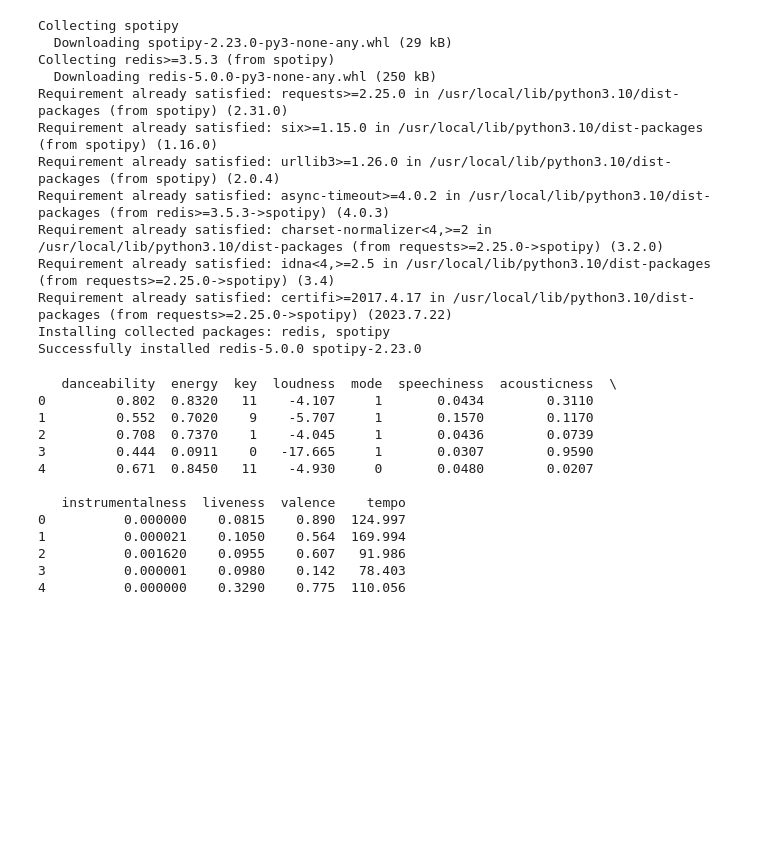
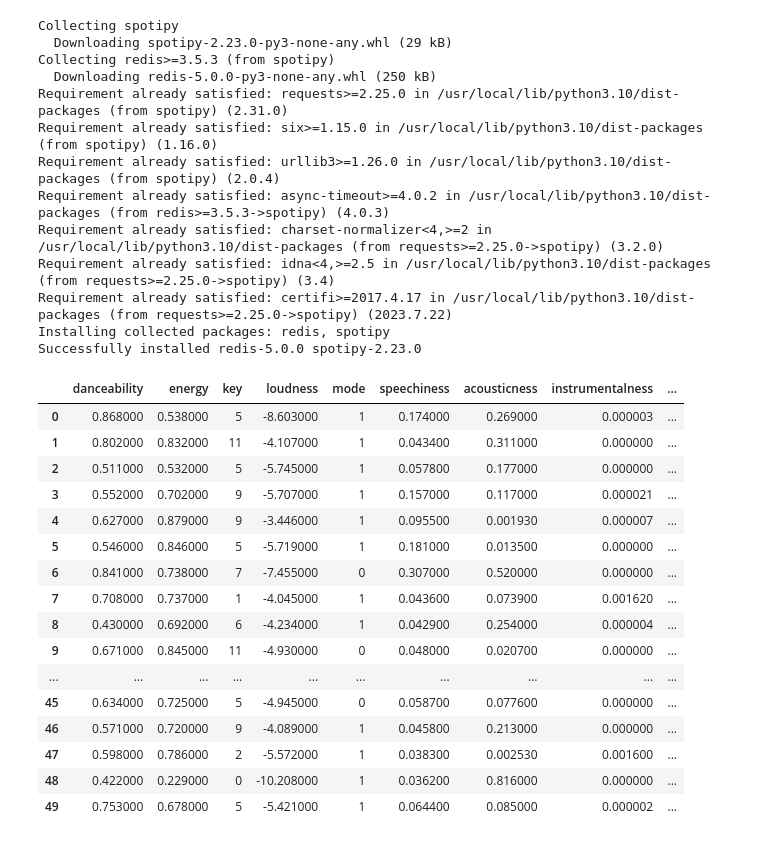
Before and after one commit to rmoose/audioML, a Jupyter notebook: spotify_clustering.ipynb, the cells around one changed output. Saved outputs shown, nothing was run; the diff lists cells and outputs as text; code cells hidden in the pictures; blank space fills up the shorter version.

```diff
--- a/spotify_clustering.ipynb
+++ b/spotify_clustering.ipynb
@@ -47,44 +49,48 @@ client_secret = secret
 # Initialize the Spotify API client
 client_credentials_manager = SpotifyClientCredentials(client_id=client_id, client_secret=client_secret)
 sp = spotipy.Spotify(client_credentials_manager=client_credentials_manager)
 
 # Playlist link
 playlist_link = "https://open.spotify.com/playlist/37i9dQZEVXbNG2KDcFcKOF?si=1333723a6eff4b7f"
 playlist_URI = playlist_link.split("/")[-1].split("?")[0]
 
 # List to store all the audio features for each track
 all_audio_features = []
 
 for track in sp.playlist_tracks(playlist_URI)["items"]:
     # URI
     track_uri = track["track"]["uri"]
 
     # Get audio features of the track
     audio_features = sp.audio_features(track_uri)[0]
 
     # Append the audio features dictionary to the list
     all_audio_features.append(audio_features)
 
 # Create a pandas DataFrame from the list of audio features
 df = pd.DataFrame(all_audio_features)
 
 # Save the DataFrame to a CSV file
 df.to_csv("audio_features_table.csv", index=False)
 
 # Display the first few rows of the DataFrame
 new_df = df.iloc[:, :11]
-print(new_df.head())
+display(new_df.style.format({'Mean': '{:.2f}'}))
 # %% [output]
-   danceability  energy  key  loudness  mode  speechiness  acousticness  \
-0         0.802  0.8320   11    -4.107     1       0.0434        0.3110
-1         0.552  0.7020    9    -5.707     1       0.1570        0.1170
-2         0.708  0.7370    1    -4.045     1       0.0436        0.0739
-3         0.444  0.0911    0   -17.665     1       0.0307        0.9590
-4         0.671  0.8450   11    -4.930     0       0.0480        0.0207
-
-   instrumentalness  liveness  valence    tempo
-0          0.000000    0.0815    0.890  124.997
-1          0.000021    0.1050    0.564  169.994
-2          0.001620    0.0955    0.607   91.986
-3          0.000001    0.0980    0.142   78.403
-4          0.000000    0.3290    0.775  110.056
+|  | danceability | energy | key | loudness | mode | speechiness | acousticness | instrumentalness | ... |
+| 0 | 0.868000 | 0.538000 | 5 | -8.603000 | 1 | 0.174000 | 0.269000 | 0.000003 | ... |
+| 1 | 0.802000 | 0.832000 | 11 | -4.107000 | 1 | 0.043400 | 0.311000 | 0.000000 | ... |
+| 2 | 0.511000 | 0.532000 | 5 | -5.745000 | 1 | 0.057800 | 0.177000 | 0.000000 | ... |
+| 3 | 0.552000 | 0.702000 | 9 | -5.707000 | 1 | 0.157000 | 0.117000 | 0.000021 | ... |
+| 4 | 0.627000 | 0.879000 | 9 | -3.446000 | 1 | 0.095500 | 0.001930 | 0.000007 | ... |
+| 5 | 0.546000 | 0.846000 | 5 | -5.719000 | 1 | 0.181000 | 0.013500 | 0.000000 | ... |
+| 6 | 0.841000 | 0.738000 | 7 | -7.455000 | 0 | 0.307000 | 0.520000 | 0.000000 | ... |
+| 7 | 0.708000 | 0.737000 | 1 | -4.045000 | 1 | 0.043600 | 0.073900 | 0.001620 | ... |
+| 8 | 0.430000 | 0.692000 | 6 | -4.234000 | 1 | 0.042900 | 0.254000 | 0.000004 | ... |
+| 9 | 0.671000 | 0.845000 | 11 | -4.930000 | 0 | 0.048000 | 0.020700 | 0.000000 | ... |
+| ... | ... | ... | ... | ... | ... | ... | ... | ... | ... |
+| 45 | 0.634000 | 0.725000 | 5 | -4.945000 | 0 | 0.058700 | 0.077600 | 0.000000 | ... |
+| 46 | 0.571000 | 0.720000 | 9 | -4.089000 | 1 | 0.045800 | 0.213000 | 0.000000 | ... |
+| 47 | 0.598000 | 0.786000 | 2 | -5.572000 | 1 | 0.038300 | 0.002530 | 0.001600 | ... |
+| 48 | 0.422000 | 0.229000 | 0 | -10.208000 | 1 | 0.036200 | 0.816000 | 0.000000 | ... |
+| 49 | 0.753000 | 0.678000 | 5 | -5.421000 | 1 | 0.064400 | 0.085000 | 0.000002 | ... |
```
Also changed, not shown: parts of 5 cells of this notebook.
